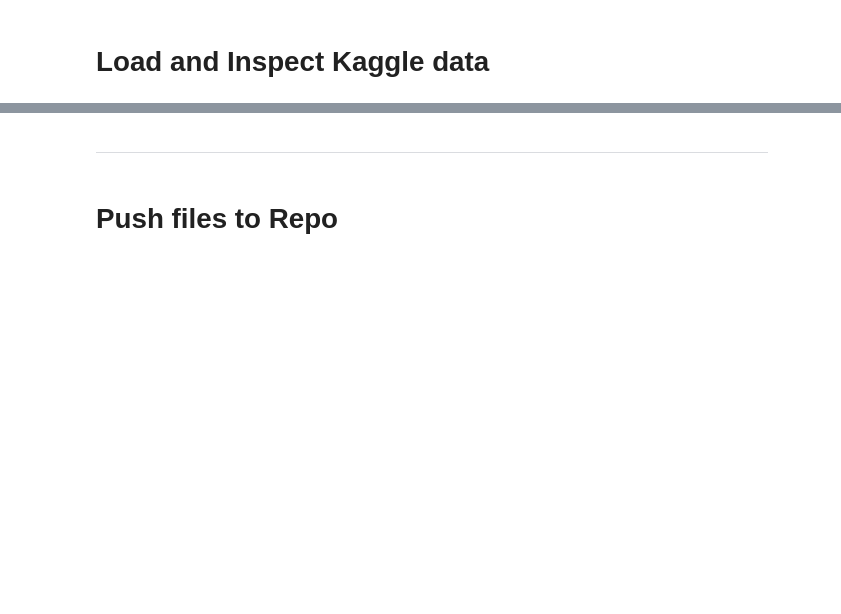
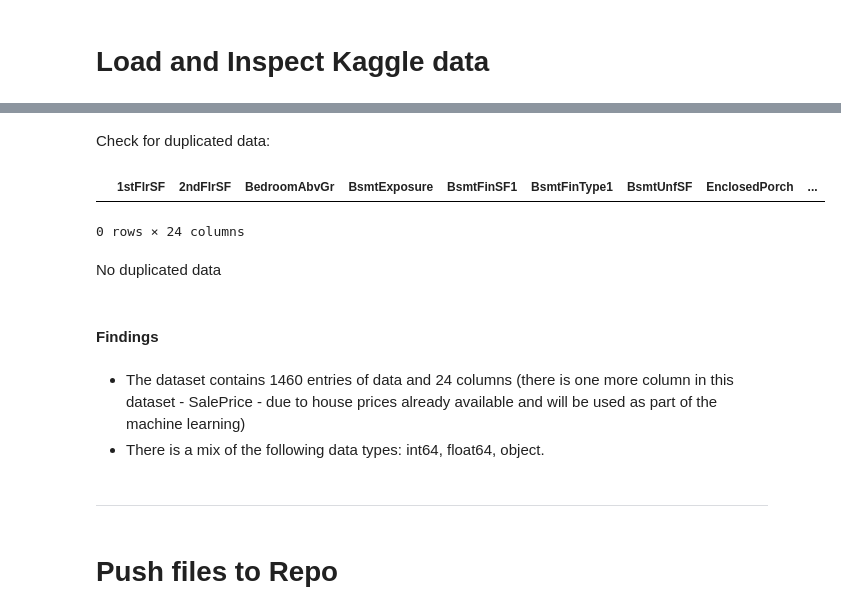
Before and after one commit to bolliebrain/ames-heritage-housing, a Jupyter notebook: jupyter_notebooks/01-DataCollection.ipynb, the cells around one changed output, grey strips where cells are left out. Cells and saved outputs as stored; diff of their text form; code cells hidden in the pictures; blank space fills up the shorter version.

```diff
--- a/jupyter_notebooks/01-DataCollection.ipynb
+++ b/jupyter_notebooks/01-DataCollection.ipynb
@@ -122,3 +240,17 @@ NOTE
+# %% [markdown]
+Check for duplicated data:
+# %%
+df_house_prices[df_house_prices.duplicated(subset=None)]
+# %% [output]
+|  | 1stFlrSF | 2ndFlrSF | BedroomAbvGr | BsmtExposure | BsmtFinSF1 | BsmtFinType1 | BsmtUnfSF | EnclosedPorch | ... |
+0 rows × 24 columns
+# %% [markdown]
+No duplicated data
+# %% [markdown]
+#### Findings
+# %% [markdown]
+* The dataset contains 1460 entries of data and 24 columns (there is one more column in this dataset - SalePrice - due to house prices already available and will be used as part of the machine learning)
+* There is a mix of the following data types: int64, float64, object.
 # %% [markdown]
 ---
 # %% [markdown]
```
Also changed, not shown: parts of 36 cells of this notebook, 1 other file.
